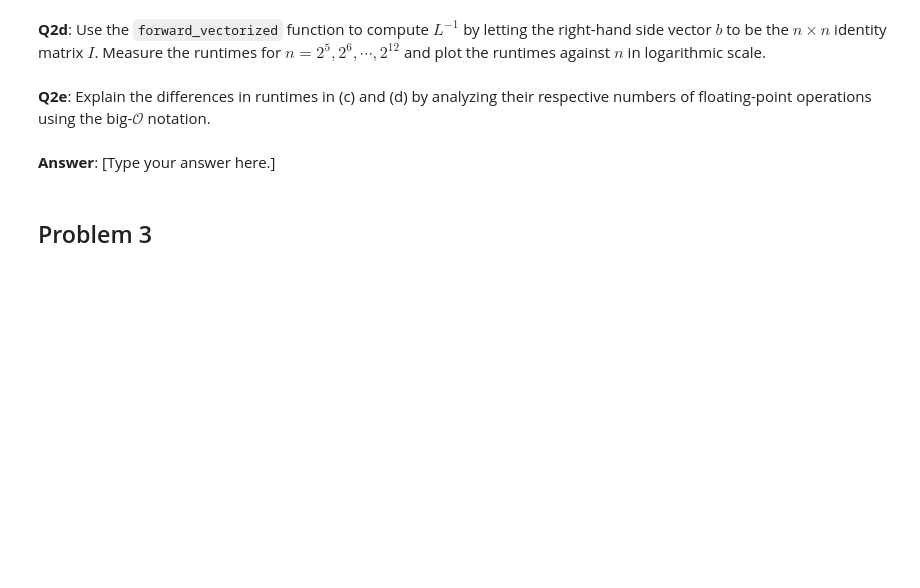
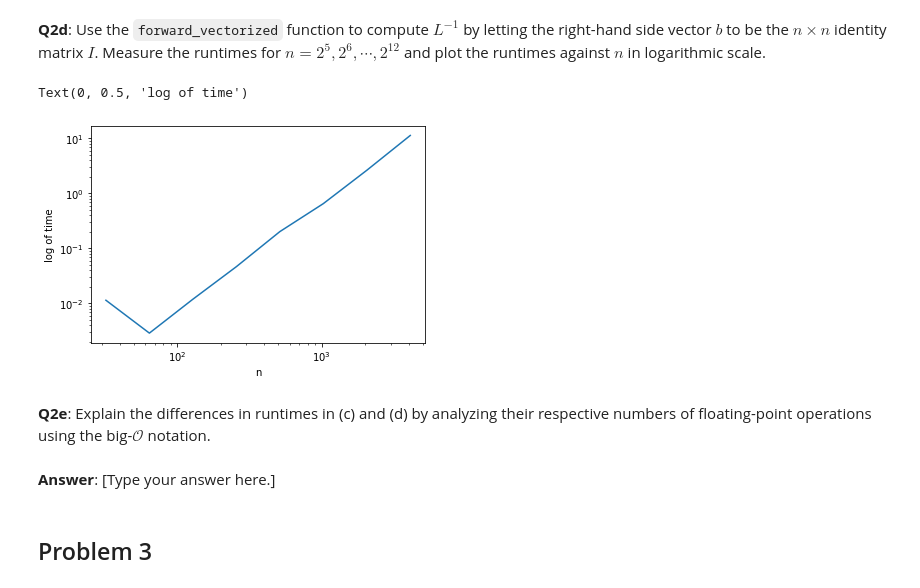
Before and after one commit to JamesChung821/AMS-561-DCS-521-Introduction-to-Computational-Science, a Jupyter notebook: Assignment-3-TrackB.ipynb, the cells around one changed output. Drawn from its saved outputs; the diff is of its cells as text; code cells hidden in the pictures; blank space fills up the shorter version.

```diff
--- a/Assignment-3-TrackB.ipynb
+++ b/Assignment-3-TrackB.ipynb
@@ -333,5 +338,28 @@ plt.title('Error in derivative operators')
 # %% [markdown]
 **Q2d**: Use the `forward_vectorized` function to compute $L^{-1}$ by letting the right-hand side vector $b$ to be the $n\times n$ identity matrix $I$. Measure the runtimes for $n=2^5,2^6,\cdots,2^{12}$ and plot the runtimes against $n$ in logarithmic scale.
+# %%
+p = np.arange(5, 13)
+n = 2**p
+time_record = []
+for i in n:
+    start = time.time()
+
+    b = np.ones((i, i))
+
+    L = random_unit_tril(i)
+
+    x = forward_vectorized(L, b)
+    end = time.time()
+
+    time_record.append(end-start)
+
+plt.figure()
+plt.loglog(n, time_record)
+plt.xlabel('n')
+plt.ylabel('log of time')
+# %% [output]
+Text(0, 0.5, 'log of time')
+[figure, added]
 # %% [markdown]
 **Q2e**: Explain the differences in runtimes in (c) and (d) by analyzing their respective numbers of floating-point operations using the big-$\mathcal{O}$ notation.
 # %% [markdown]
```
Also changed, not shown: parts of 11 cells of this notebook, 5 other files.
